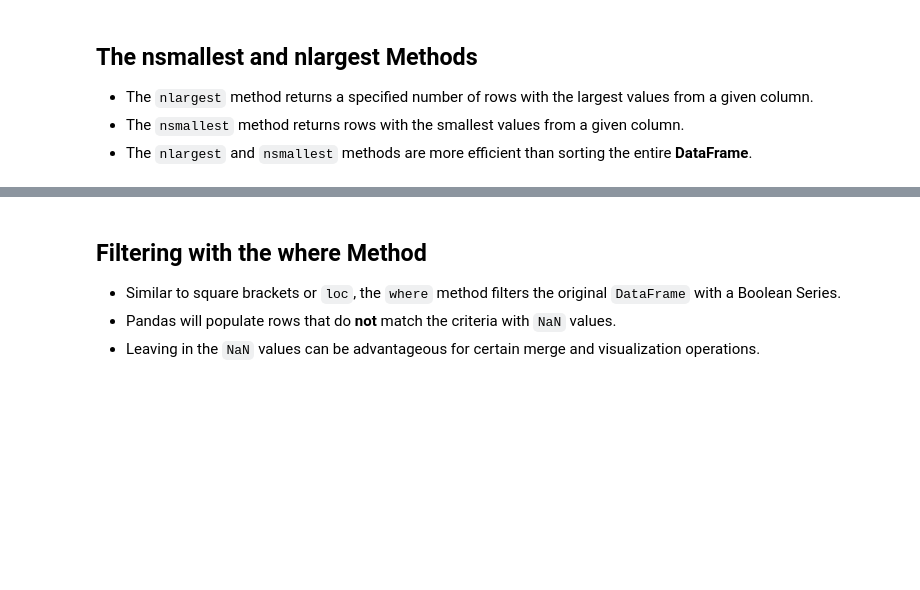
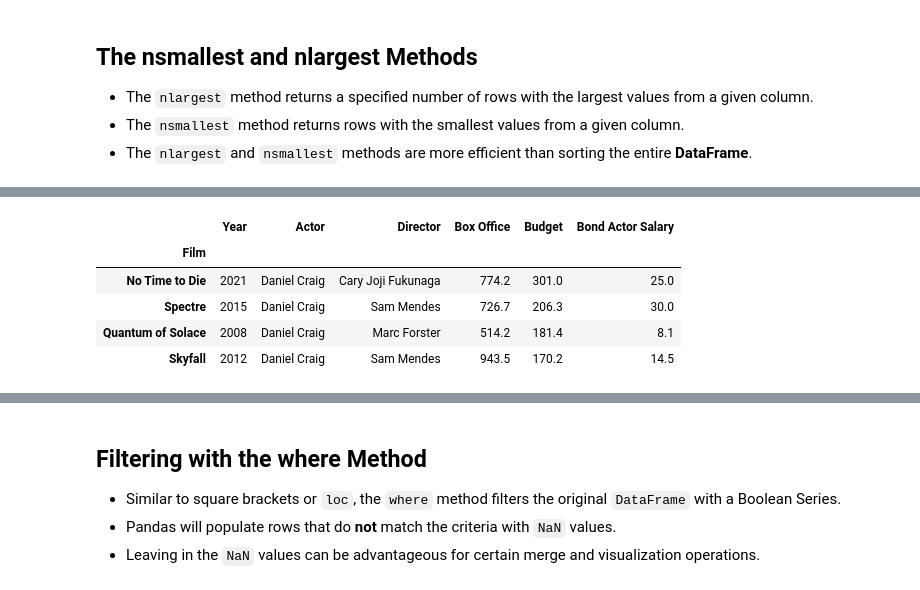
Before and after one commit to kon-mat/DataAnalysis, a Jupyter notebook: Python/Udemy/DataAnalysisWithPandasAndPython/Complete/06 - DataFrames III - Data Extraction.ipynb, the cells around one changed output, grey strips where cells are left out. Cells and saved outputs as stored; diff of their text form; code cells hidden in the pictures; blank space fills up the shorter version.

```diff
--- a/Python/Udemy/DataAnalysisWithPandasAndPython/Complete/06 - DataFrames III - Data Extraction.ipynb
+++ b/Python/Udemy/DataAnalysisWithPandasAndPython/Complete/06 - DataFrames III - Data Extraction.ipynb
@@ -756,0 +800,10 @@ bond.sample(n=2, axis="columns")
+# %%
+# dla metody nlargest również możemy definiować listę kolumn
+bond.nlargest(n=4, columns=["Budget", "Box Office"])
+# %% [output]
+|  | Year | Actor | Director | Box Office | Budget | Bond Actor Salary |
+| Film |  |  |  |  |  |  |
+| No Time to Die | 2021 | Daniel Craig | Cary Joji Fukunaga | 774.2 | 301.0 | 25.0 |
+| Spectre | 2015 | Daniel Craig | Sam Mendes | 726.7 | 206.3 | 30.0 |
+| Quantum of Solace | 2008 | Daniel Craig | Marc Forster | 514.2 | 181.4 | 8.1 |
+| Skyfall | 2012 | Daniel Craig | Sam Mendes | 943.5 | 170.2 | 14.5 |
```
Also changed, not shown: parts of 9 cells of this notebook.
